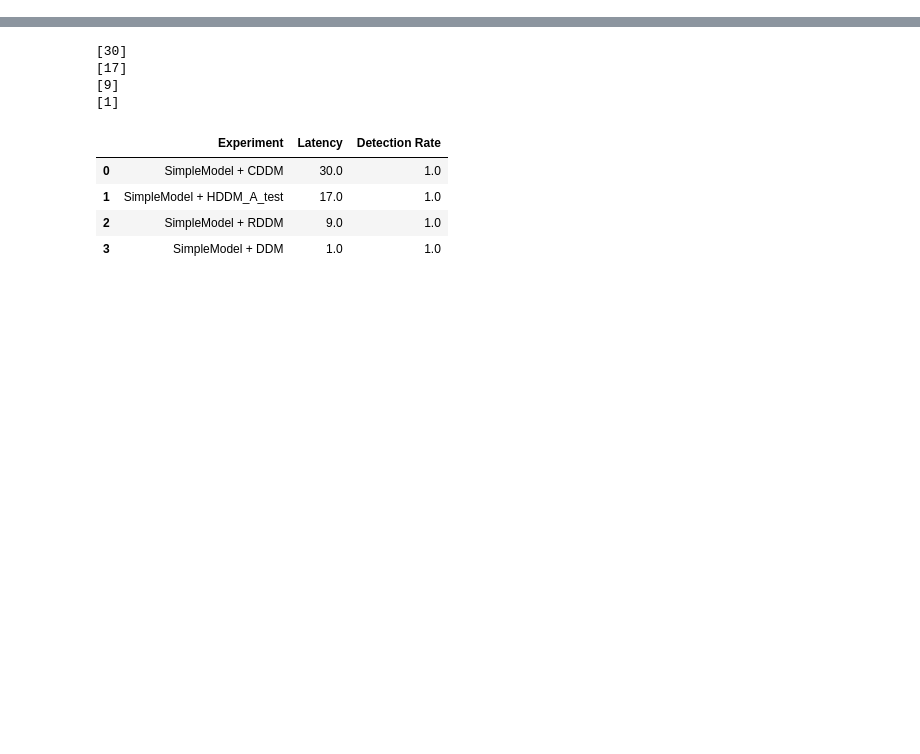
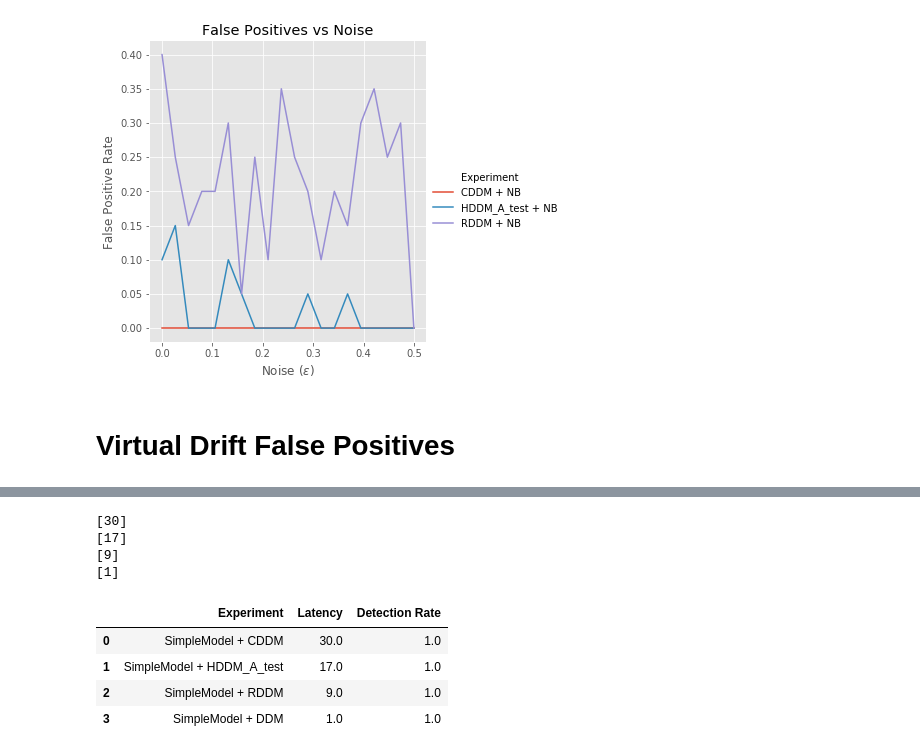
Before and after one commit to hamishhuggard/masters_code, a Jupyter notebook: epddm/epddm_experiments_2.ipynb, the cells around one changed output, grey strips where cells are left out. Saved outputs shown, nothing was run; the diff lists cells and outputs as text; code cells hidden in the pictures; blank space fills up the shorter version.

```diff
--- a/epddm/epddm_experiments_2.ipynb
+++ b/epddm/epddm_experiments_2.ipynb
@@ -242,0 +283,30 @@ latency = latency_experiments()
+# %%
+def high_noise_experiment(epsilon):
+    probs = [0.5-epsilon, 0.5+epsilon, 0.5-epsilon, 0.5+epsilon]
+    rates = [0.5, 0.5]
+    return experiment(probs, rates, param=epsilon, repeats=20)
+
+def high_noise_experiments():
+    results = pd.DataFrame(columns=['Experiment', 'Parameter', 'Outcome'])
+    for epsilon in np.linspace(0, 0.5, num=20):
+        results = results.append(high_noise_experiment(epsilon))
+    return results
+
+high_noise = high_noise_experiments()
+# %%
+def get_fp_df(results):
+    experiments = list(results.Experiment.unique())
+    fp_df = pd.DataFrame(columns=['Experiment', 'Parameter', 'Outcome'])
+    i = 1
+    for exp in results.Experiment.unique():
+        for param in results.Parameter.unique():
+            hn_i = results[(results.Experiment==exp) & (results.Parameter==param)]
+            positives = [ i for i in hn_i.Outcome if i!=None]
+            fp_df.loc[i, :] = [exp, param, len(positives)/len(hn_i)]
+            i += 1
+    fp_df['Experiment'] = fp_df['Experiment'].astype('category')
+    fp_df['Parameter'] = fp_df['Parameter'].astype('float')
+    fp_df['Outcome'] = fp_df['Outcome'].astype('float')
+    return fp_df
+# %%
+high_noise_ = get_fp_df(high_noise)
@@ -242,0 +334,13 @@ latency = latency_experiments()
+# %%
+# Create plot
+g = sns.relplot(x='Parameter', y='Outcome', hue='Experiment', kind='line', data=high_noise_)
+g.set(xlabel='Noise ($\epsilon$)', ylabel='False Positive Rate', title='False Positives vs Noise');
+plt.savefig('noise_fp_plt.png')
+
+# Fix the ticks
+# tick_labs = [ f'{float(i.get_text()):.2f}' for i in g.get_xticklabels()]
+# g.set_xticklabels(tick_labs);
+# %% [output]
+[figure, added]
+# %% [markdown]
+# Virtual Drift False Positives
```
Also changed, not shown: parts of 39 cells of this notebook, 1 other file.
